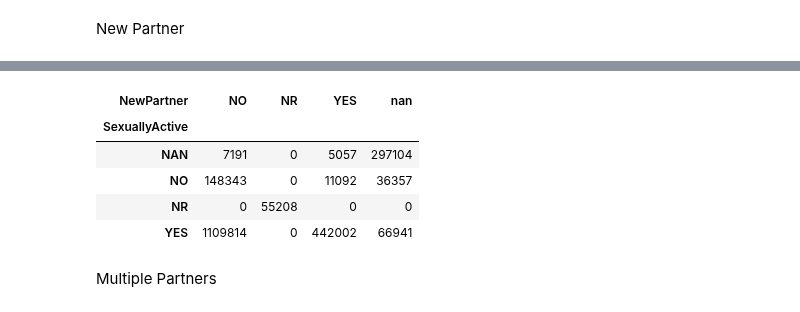
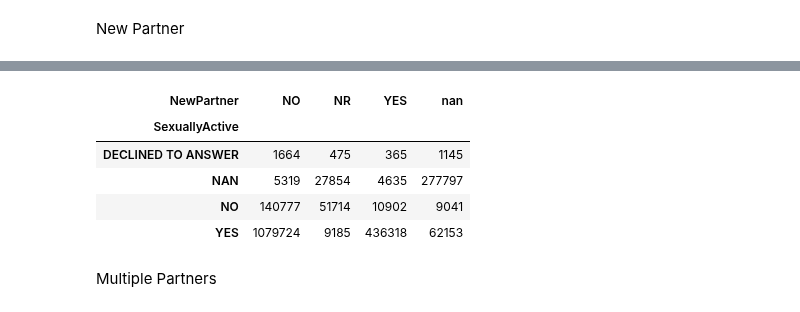
Before and after one commit to FridaOyucho/HTS-Model-, a Jupyter notebook: HTSModelDataPrep26082026.ipynb, the cells around one changed output, grey strips where cells are left out. Saved outputs shown, nothing was run; the diff lists cells and outputs as text; code cells hidden in the pictures.

```diff
--- a/HTSModelDataPrep26082026.ipynb
+++ b/HTSModelDataPrep26082026.ipynb
@@ -516,8 +454,8 @@ Pregnancy
 hts['Pregnant'] = hts['Pregnant'].astype(str).str.upper()
 
 conditions = [
-    hts['Age'] <= 9,
-    hts['Sex'].str.upper() == 'MALE',
+    hts['Age'] < 10,
+    hts['Sex'].str.upper() == 'M',
     hts['Age'] > 50,
     hts['Pregnant'].str.contains('YES', na=False),
     hts['Pregnant'].str.contains('NO', na=False)
@@ -559,8 +497,8 @@ BreastfeedingMother
 #BreastfeedingMother
 hts['BreastfeedingMother'] = hts['BreastfeedingMother'].astype(str).str.upper()
 conditions = [
-    hts['Age'] <=9,
-    hts['Sex'].str.upper() == 'MALE',
+    hts['Age'] < 10,
+    hts['Sex'].str.upper() == 'M',
     hts['Age'] > 50,
     hts['BreastfeedingMother'].str.contains('YES', na=False),
     hts['BreastfeedingMother'].str.contains('NO', na=False),
@@ -640,6 +578,7 @@ MonthsSinceLastTest
 # %%
 # Months since last test
 hts['MonthsSinceLastTest'] = pd.to_numeric(hts['MonthsSinceLastTest'], errors='coerce')
+hts['EverTestedForHiv']=hts['EverTestedForHiv'].astype(str).str.upper()
 
 conditions = [
     hts['EverTestedForHiv'] != 'YES',
@@ -683,7 +626,7 @@ New Partner
 hts['NewPartner'] = hts['NewPartner'].astype(str).str.upper()
 
 conditions = [
-    hts['Age'] <= 9,
+    hts['Age'] <= 14,
     hts['NewPartner'].str.contains('YES', na=False),
     hts['NewPartner'].str.contains('NO', na=False)
 ]
@@ -718,14 +661,15 @@ display(tab) #~ 4% positivity for those with new partners
 # %%
 #Check frequency of SexuallyActive vs New partner
+hts['SexuallyActive'] = hts['SexuallyActive'].astype(str).str.upper()
 cross_tab_sex_partner = pd.crosstab(hts['SexuallyActive'], hts['NewPartner'])
-display(cross_tab_sex_partner) # Data to be reviewed are those not sexually active but have new patner
+display(cross_tab_sex_partner) # Data to be reviewed are those not sexually active but have new partner
 # %% [output]
 | NewPartner | NO | NR | YES | nan |
 | SexuallyActive |  |  |  |  |
-| NAN | 7191 | 0 | 5057 | 297104 |
-| NO | 148343 | 0 | 11092 | 36357 |
-| NR | 0 | 55208 | 0 | 0 |
-| YES | 1109814 | 0 | 442002 | 66941 |
+| DECLINED TO ANSWER | 1664 | 475 | 365 | 1145 |
+| NAN | 5319 | 27854 | 4635 | 277797 |
+| NO | 140777 | 51714 | 10902 | 9041 |
+| YES | 1079724 | 9185 | 436318 | 62153 |
 # %% [markdown]
 Multiple Partners
 # %%
```
Also changed, not shown: parts of 40 cells of this notebook.
